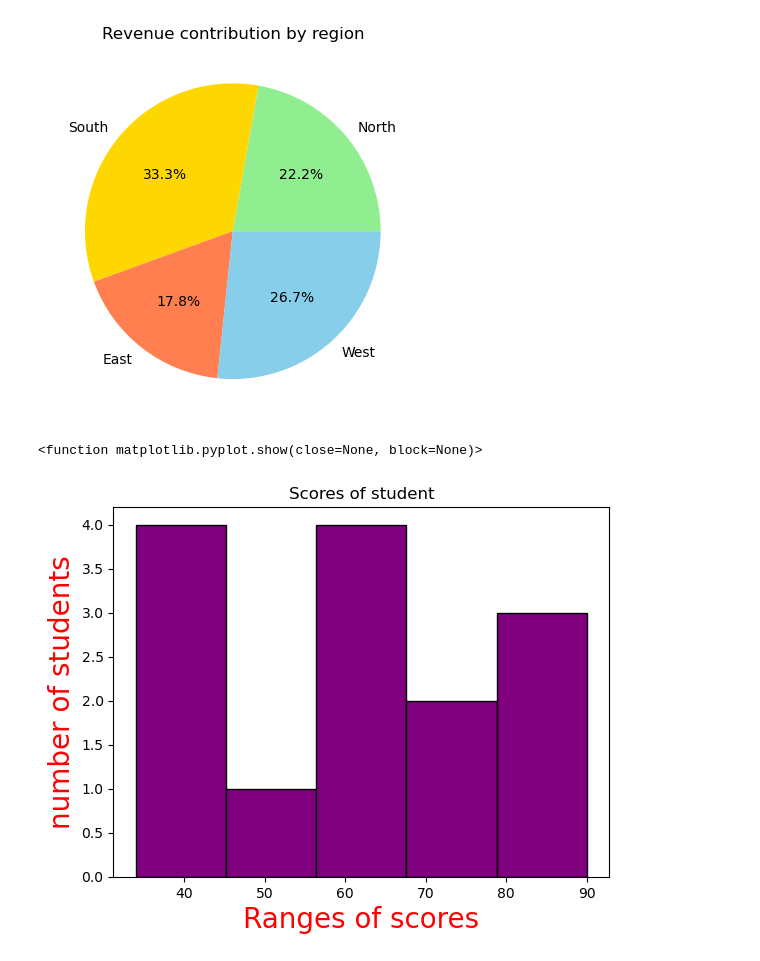
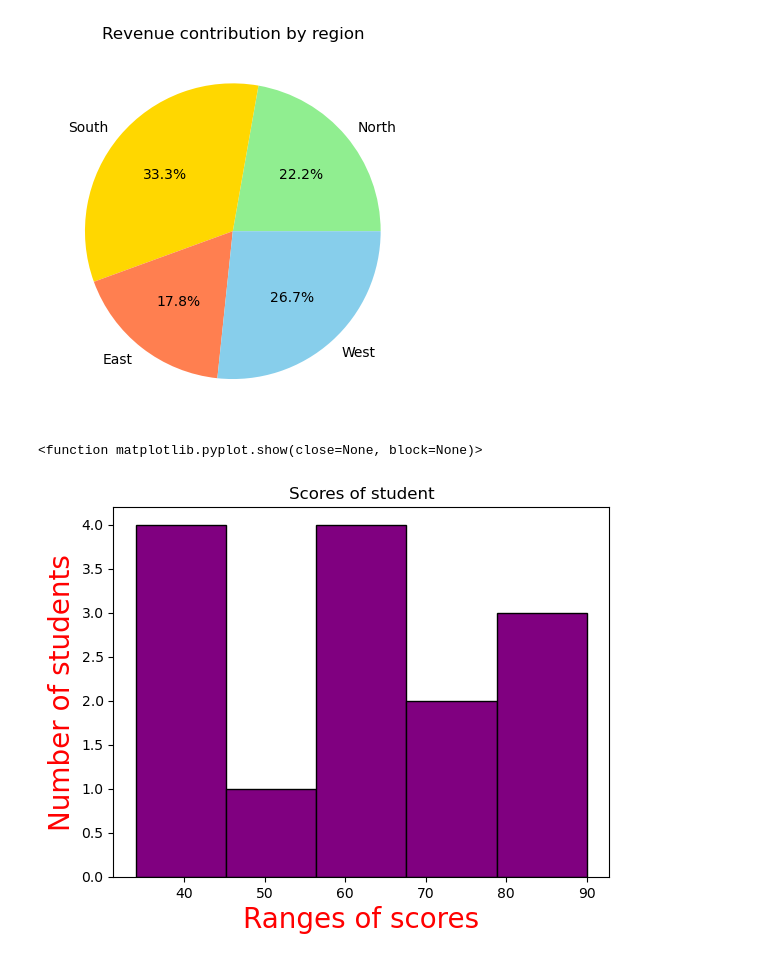
Before and after one commit to anshuKumar-codes/Data_Analytics_Journey, a Jupyter notebook: Pandas/day 1 pandas.ipynb, the cells around one changed output. Saved outputs shown, nothing was run; the diff lists cells and outputs as text; code cells hidden in the pictures.

```diff
--- a/Pandas/day 1 pandas.ipynb
+++ b/Pandas/day 1 pandas.ipynb
@@ -689,14 +691,16 @@ plt.show()
 # %% [output]
 [figure]
 # %%
+#-----------------------------------histogram----------------------------------
+
 #plt.hist(data, bins=number_of_bins,color="colorname",edgecolor="black")
 scores=[45,66,72,34,67,89,90,43,67,80,45,67,78,50]
 
 plt.hist(scores ,bins=5,color="purple",edgecolor="black")
 plt.title("Scores of student")
 plt.xlabel("Ranges of scores",size=20,color="red")
-plt.ylabel("number of students",size=20,color="red")
+plt.ylabel("Number of students",size=20,color="red")
 plt.show
 # %% [output]
 <function matplotlib.pyplot.show(close=None, block=None)>
-[figure, old version]
+[figure, new version]
```
Also changed, not shown: parts of 3 cells of this notebook.
